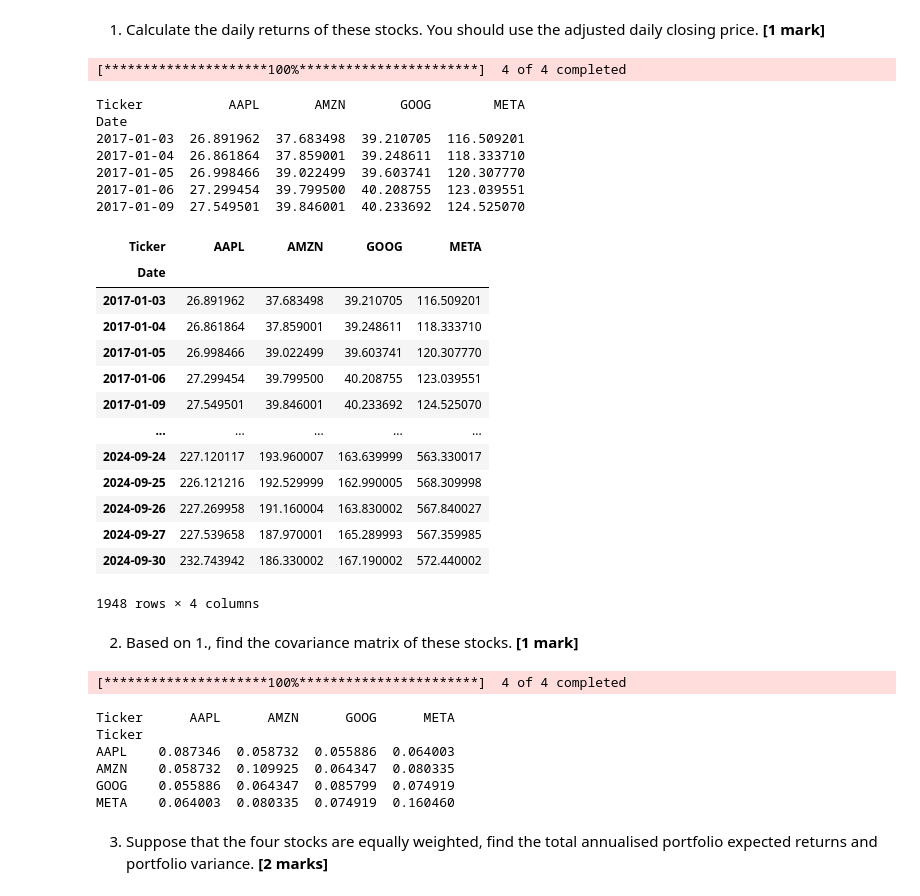
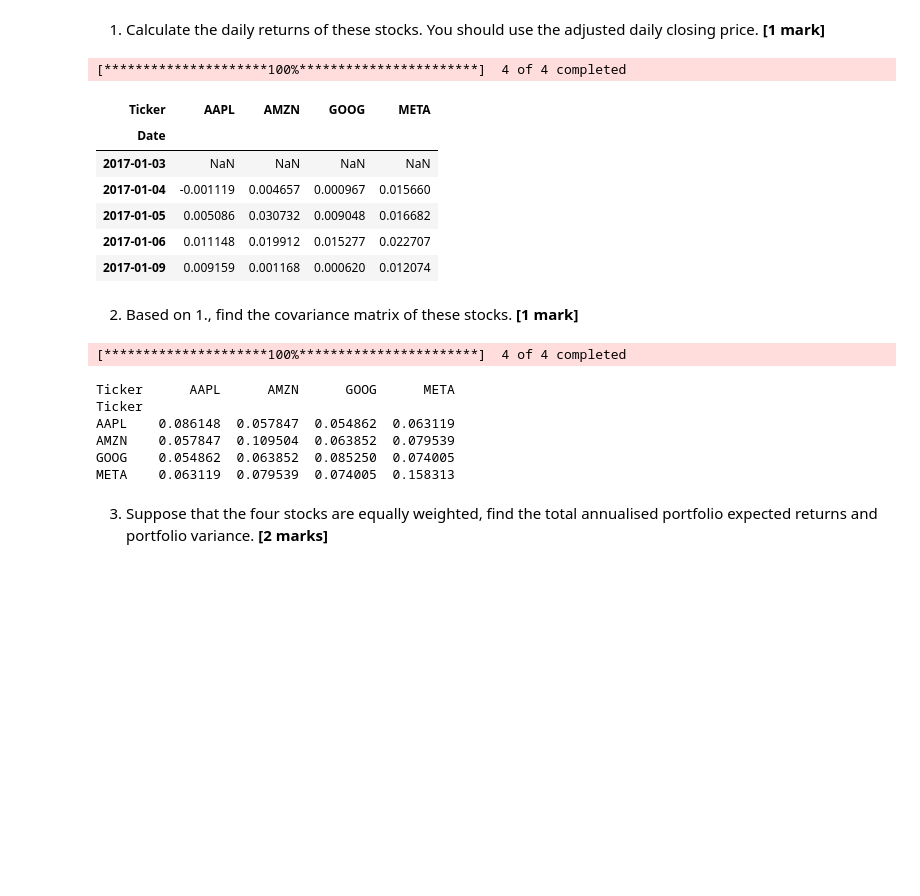
Before and after one commit to santidesimone/df-ic, a Jupyter notebook: individual_coursework_template.ipynb, the cells around one changed output. Drawn from its saved outputs; the diff is of its cells as text; code cells hidden in the pictures; blank space fills up the shorter version.

```diff
--- a/individual_coursework_template.ipynb
+++ b/individual_coursework_template.ipynb
@@ -940,78 +940,56 @@ You need to retrieve the relevant Yahoo Finance data with the yfinance Python mo
 # %%
 import pandas as pd
 import yfinance as yf
 import datetime
 
-# Tickers
 tickers = ["AAPL", "GOOG", "AMZN", "META"]
+start = "2017-01-01"
+end = "2024-10-01"
 
-# Execute data download for all tickers
-stock_data = yf.download(tickers, start="2017-01-01", end="2024-10-01")
+stock_data = yf.download(tickers, start)
 
-# Sort data by Date
-stock_data = stock_data.sort_values(by='Date')
+adjusted_close = stock_data['Adj Close']
 
-# Get the adjusted close prices
-stock_prices = stock_data['Adj Close']
+returns = adjusted_close.pct_change()
 
-# Show the first five rows of the adjusted close prices
-print(stock_prices.head())
-
-# Display the entire result
-stock_prices
+returns.head()
 # %% [output]
 [*********************100%***********************]  4 of 4 completed
-Ticker           AAPL       AMZN       GOOG        META
-Date
-2017-01-03  26.891962  37.683498  39.210705  116.509201
-2017-01-04  26.861864  37.859001  39.248611  118.333710
-2017-01-05  26.998466  39.022499  39.603741  120.307770
-2017-01-06  27.299454  39.799500  40.208755  123.039551
-2017-01-09  27.549501  39.846001  40.233692  124.525070
 | Ticker | AAPL | AMZN | GOOG | META |
 | Date |  |  |  |  |
-| 2017-01-03 | 26.891962 | 37.683498 | 39.210705 | 116.509201 |
-| 2017-01-04 | 26.861864 | 37.859001 | 39.248611 | 118.333710 |
-| 2017-01-05 | 26.998466 | 39.022499 | 39.603741 | 120.307770 |
-| 2017-01-06 | 27.299454 | 39.799500 | 40.208755 | 123.039551 |
-| 2017-01-09 | 27.549501 | 39.846001 | 40.233692 | 124.525070 |
-| ... | ... | ... | ... | ... |
-| 2024-09-24 | 227.120117 | 193.960007 | 163.639999 | 563.330017 |
-| 2024-09-25 | 226.121216 | 192.529999 | 162.990005 | 568.309998 |
-| 2024-09-26 | 227.269958 | 191.160004 | 163.830002 | 567.840027 |
-| 2024-09-27 | 227.539658 | 187.970001 | 165.289993 | 567.359985 |
-| 2024-09-30 | 232.743942 | 186.330002 | 167.190002 | 572.440002 |
+| 2017-01-03 | NaN | NaN | NaN | NaN |
+| 2017-01-04 | -0.001119 | 0.004657 | 0.000967 | 0.015660 |
+| 2017-01-05 | 0.005086 | 0.030732 | 0.009048 | 0.016682 |
+| 2017-01-06 | 0.011148 | 0.019912 | 0.015277 | 0.022707 |
+| 2017-01-09 | 0.009159 | 0.001168 | 0.000620 | 0.012074 |
-1948 rows × 4 columns
 # %% [markdown]
 2. Based on 1., find the covariance matrix of these stocks. **\[1 mark\]**
 # %%
 # Answer here
 import pandas as pd
 import yfinance as yf
+import pandas as pd
+import yfinance as yf
 import datetime
 
-# Tickers
 tickers = ["AAPL", "GOOG", "AMZN", "META"]
+start = "2017-01-01"
+end = "2024-10-01"
 
-# Execute data download for all tickers
-stock_data = yf.download(tickers, start="2017-01-01", end="2024-10-01")
+stock_data = yf.download(tickers, start)
 
-# Sort data by Date
-stock_data = stock_data.sort_values(by='Date')
+stock_prices_port: pd.DataFrame = stock_data['Adj Close']
 
-# Get the adjusted close prices
-stock_prices = stock_data['Adj Close']
+sigma = risk_models.sample_cov(stock_prices_port)
 
-# Calculate the covariance matrix sigma
-sigma = risk_models.sample_cov(stock_prices)
 print(sigma)
 # %% [output]
 [*********************100%***********************]  4 of 4 completed
 Ticker      AAPL      AMZN      GOOG      META
 Ticker
-AAPL    0.087346  0.058732  0.055886  0.064003
-AMZN    0.058732  0.109925  0.064347  0.080335
-GOOG    0.055886  0.064347  0.085799  0.074919
-META    0.064003  0.080335  0.074919  0.160460
+AAPL    0.086148  0.057847  0.054862  0.063119
+AMZN    0.057847  0.109504  0.063852  0.079539
+GOOG    0.054862  0.063852  0.085250  0.074005
+META    0.063119  0.079539  0.074005  0.158313
 # %% [markdown]
 3. Suppose that the four stocks are equally weighted, find the total annualised portfolio expected returns and portfolio variance. **\[2 marks\]**
```
Also changed, not shown: parts of 4 cells of this notebook.
